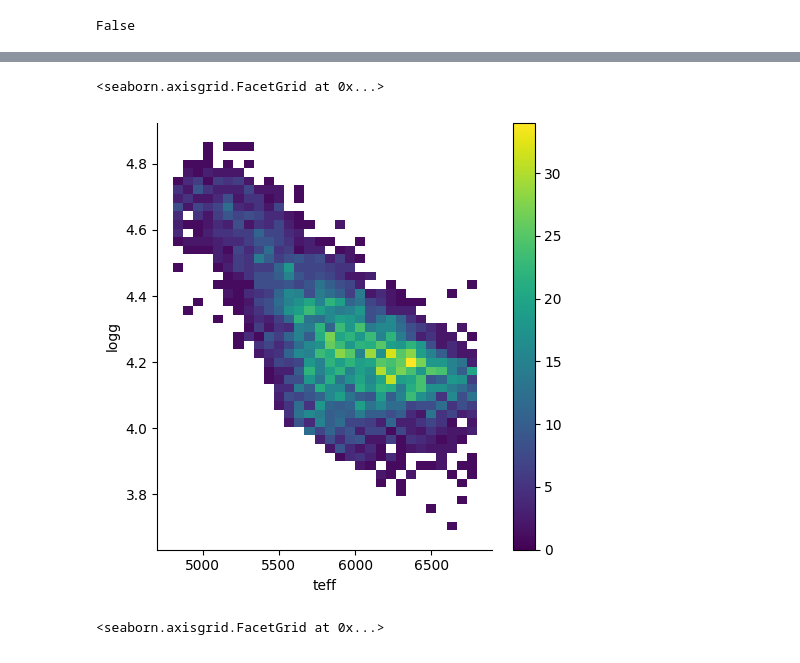
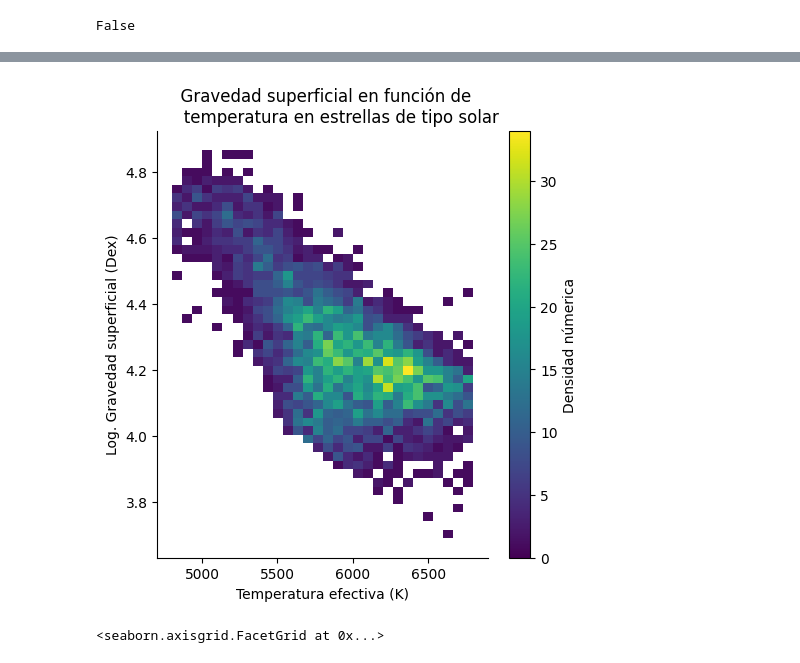
Before and after one commit to oscarcalv/Primer-Parcial-de-Fisica-Computacional, a Jupyter notebook: cuaderno_parcial.ipynb, the cells around one changed output, grey strips where cells are left out. Cells and saved outputs as stored; diff of their text form; code cells hidden in the pictures.

Commit message:
agregue lo de la proyeccion, hice la regresion lineal snr, guarde todas las imagenes

```diff
--- a/cuaderno_parcial.ipynb
+++ b/cuaderno_parcial.ipynb
@@ -145,8 +161,13 @@ Error:
 # %%
-sns.displot(data=tabla,x="teff",y="logg",cmap="viridis",cbar=True)
+fig=sns.displot(data=tabla,x="teff",y="logg",cmap="viridis",cbar=True,cbar_kws={'label': 'Densidad númerica'})
+fig.set(xlabel='Temperatura efectiva (K)',
+       ylabel='Log. Gravedad superficial (Dex)',
+       title="""  Gravedad superficial en función de
+       temperatura en estrellas de tipo solar""")
+
+plt.savefig("secuencia_principal.pdf",bbox_inches='tight')
 # %% [output]
-<seaborn.axisgrid.FacetGrid at 0x...>
-[figure, old version]
+[figure, new version]
 # %%
 sns.displot(data=tabla_numerica,x="logg",y="feh", cbar=True,cmap="viridis")
 sns.displot(data=tabla_numerica,x="logg",y="feh",kind="kde")
```
Also changed, not shown: parts of 5 cells of this notebook, 4 other files.
